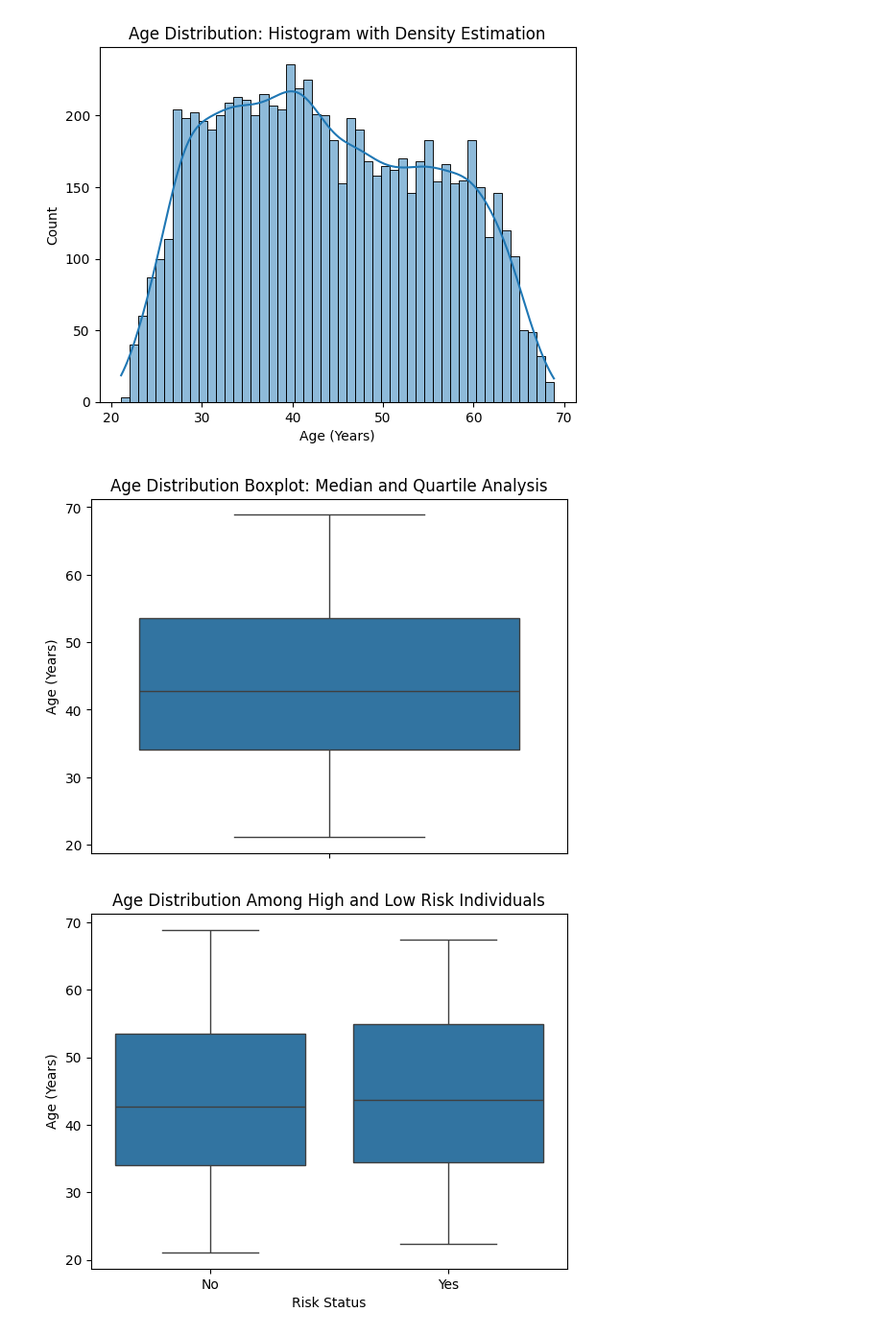
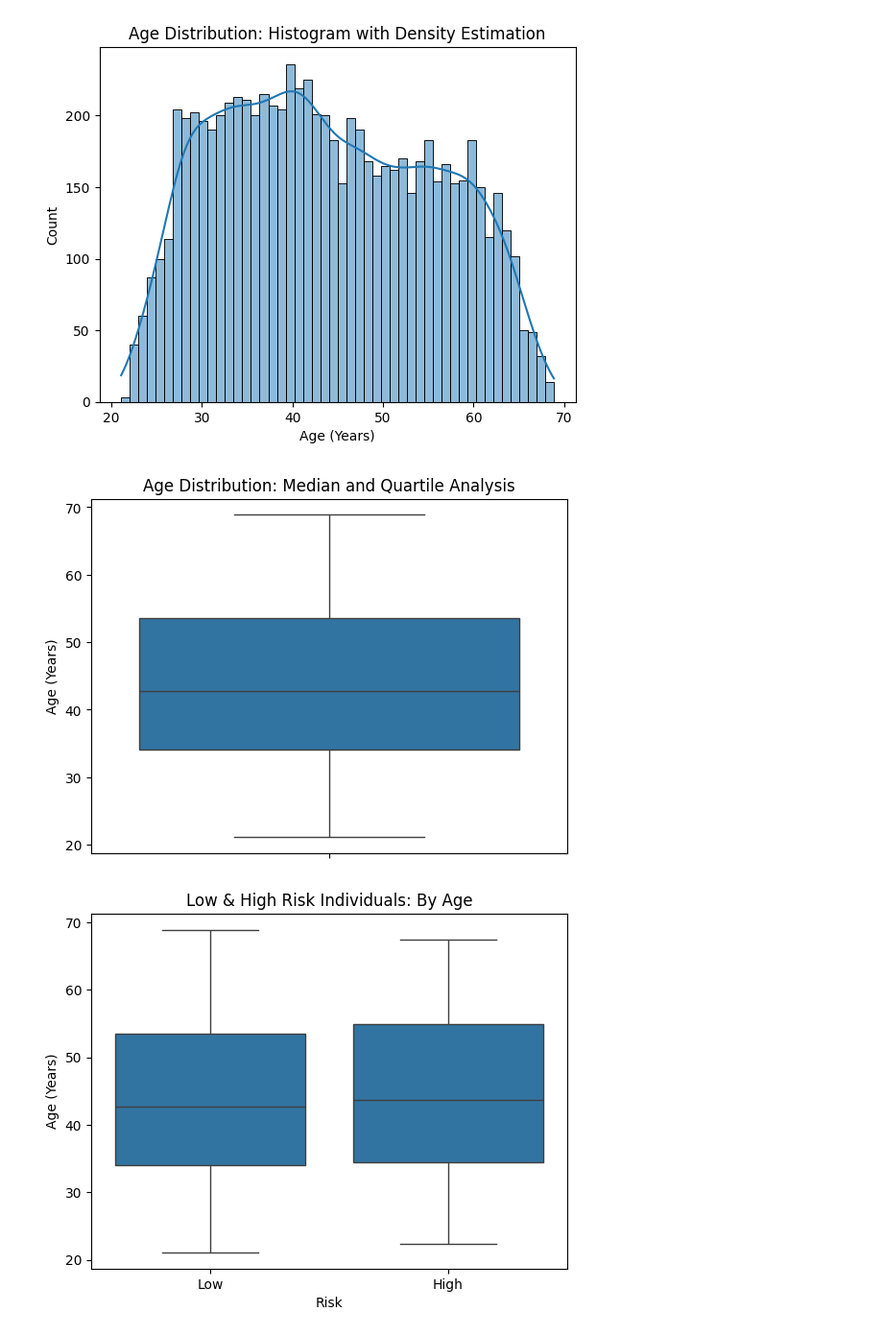
Before and after one commit to himaanssu/Credit_Card_Approval_Prediction, a Jupyter notebook: project.ipynb, the cells around one changed output. Shown at 96% size. Drawn from its saved outputs; the diff is of its cells as text; code cells hidden in the pictures.

Commit message:
Include marital status EDA and updated previous EDA

```diff
--- a/project.ipynb
+++ b/project.ipynb
@@ -130,8 +130,7 @@ plt.show()
 ### 3.2 **Age**
 # %%
 # Convert age from days to years, accounting for leap years
-cc_train_copy['days_lived'] = np.abs(cc_train_copy['days_lived'])/365.25
-cc_train_copy['days_lived'].describe()
+(np.abs(cc_train_copy['days_lived'])/365.25).describe()
 # %% [output]
 count    7767.000000
 mean       43.822532
@@ -152,19 +151,19 @@ plt.show()
 [figure]
 # %%
 # Boxplot illustrating age distribution, including median, quartiles, and outliers
-sns.boxplot(y=cc_train_copy['days_lived'])
-plt.title('Age Distribution Boxplot: Median and Quartile Analysis')
+sns.boxplot(y=np.abs(cc_train_copy['days_lived'])/365.25)
+plt.title('Age Distribution: Median and Quartile Analysis')
 plt.ylabel('Age (Years)')
 plt.show()
 # %% [output]
-[figure, old version]
+[figure, new version]
 # %%
 # Boxplot for age grouped by risk status
-sns.boxplot(x=cc_train_copy["is_risky"], y=cc_train_copy['days_lived'])
-plt.xticks(ticks=[0, 1], labels=["No", "Yes"])
-plt.title('Age Distribution Among High and Low Risk Individuals')
-plt.xlabel('Risk Status')
+sns.boxplot(x=cc_train_copy["is_risky"], y=np.abs(cc_train_copy['days_lived'])/365.25)
+plt.xticks(ticks=[0, 1], labels=["Low", "High"])
+plt.title('Low & High Risk Individuals: By Age')
+plt.xlabel('Risk')
 plt.ylabel('Age (Years)')
 plt.show()
 # %% [output]
-[figure, old version]
+[figure, new version]
```
Also changed, not shown: parts of 14 cells of this notebook.
